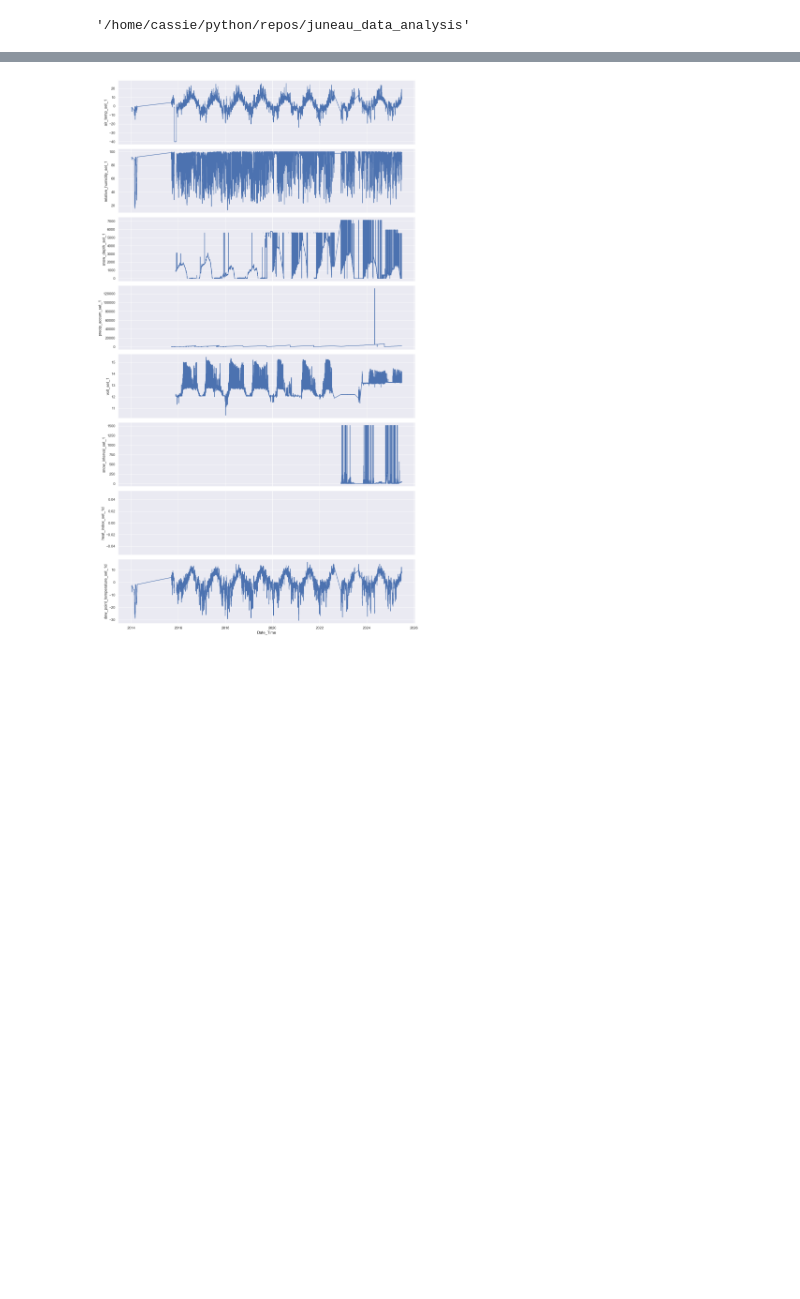
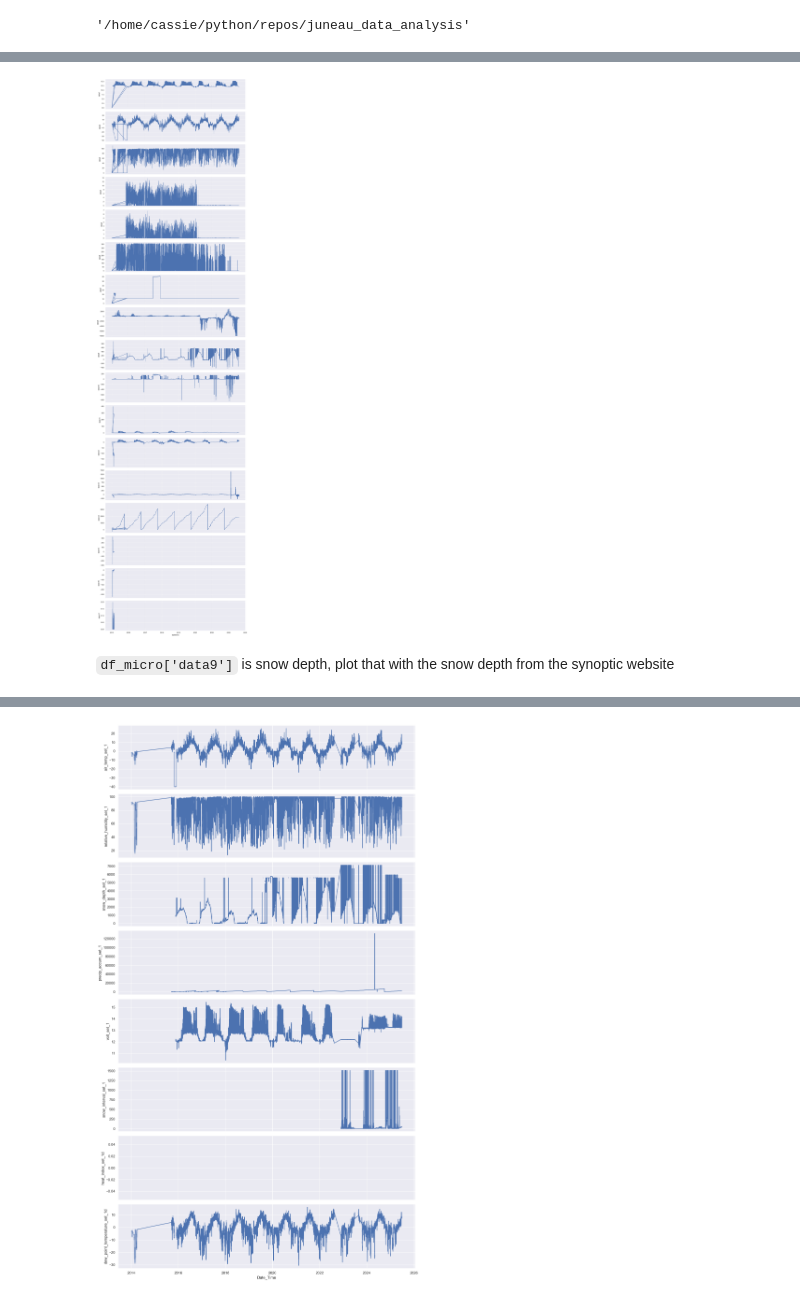
Before and after one commit to cassielumbrazo/juneau_data_analysis, a Jupyter notebook: 2_load_all_powderpatch_microspecialties.ipynb, the cells around one changed output, grey strips where cells are left out. Saved outputs shown, nothing was run; the diff lists cells and outputs as text; code cells hidden in the pictures; blank space fills up the shorter version.

```diff
--- a/2_load_all_powderpatch_microspecialties.ipynb
+++ b/2_load_all_powderpatch_microspecialties.ipynb
@@ -45,3 +74,28 @@ df_micro
+# %%
+for col in df_micro.columns:
+    if col not in ['datetime']:
+        df_micro[col] = pd.to_numeric(df_micro[col], errors='coerce')
+
+# Plot all variables as timeseries in subplots
+variables = [col for col in df_micro.columns if col not in ['datetime']]
+n_vars = len(variables)
+
+fig, axes = plt.subplots(n_vars, 1, figsize=(14, 3 * n_vars), sharex=True)
+if n_vars == 1:
+    axes = [axes]
+
+for ax, var in zip(axes, variables):
+    ax.plot(df_micro[var])
+    ax.set_ylabel(var)
+    ax.grid(True)
+
+axes[-1].set_xlabel('datetime')
+plt.tight_layout()
+plt.show()
+# %% [output]
+[figure, added]
+# %% [markdown]
+`df_micro['data9']` is snow depth, plot that with the snow depth from the synoptic website
 # %%
 filename = '/home/cassie/data/fishcreek/mesowest/rawdata/PPSA2_Synoptic_everything_utc_time_remove_header.csv'
 df_mesowest= pd.read_csv(filename, sep = ",")
```
Also changed, not shown: parts of 12 cells of this notebook.
